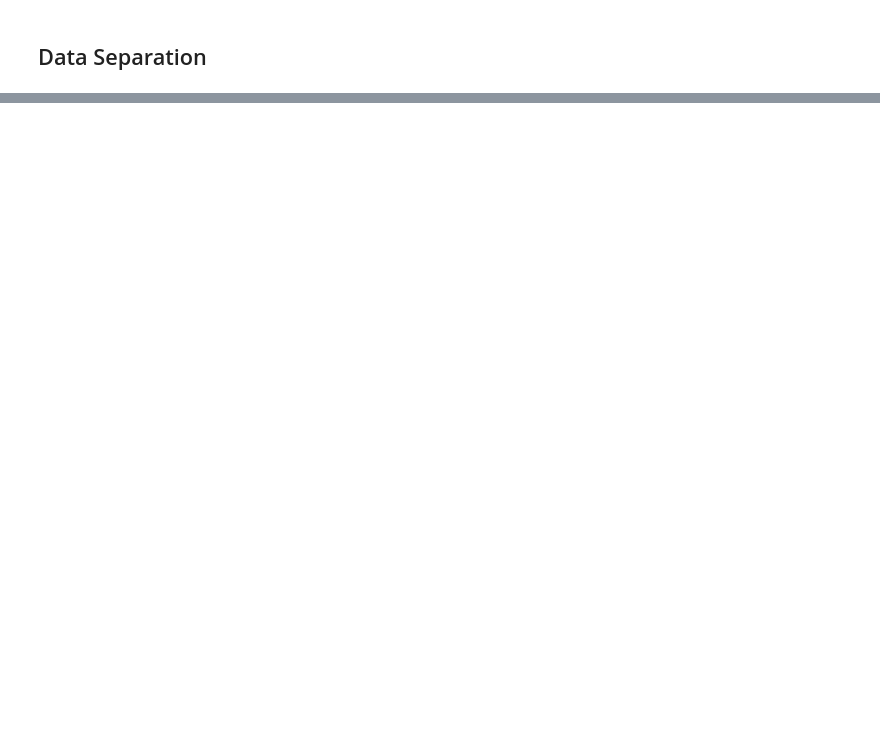
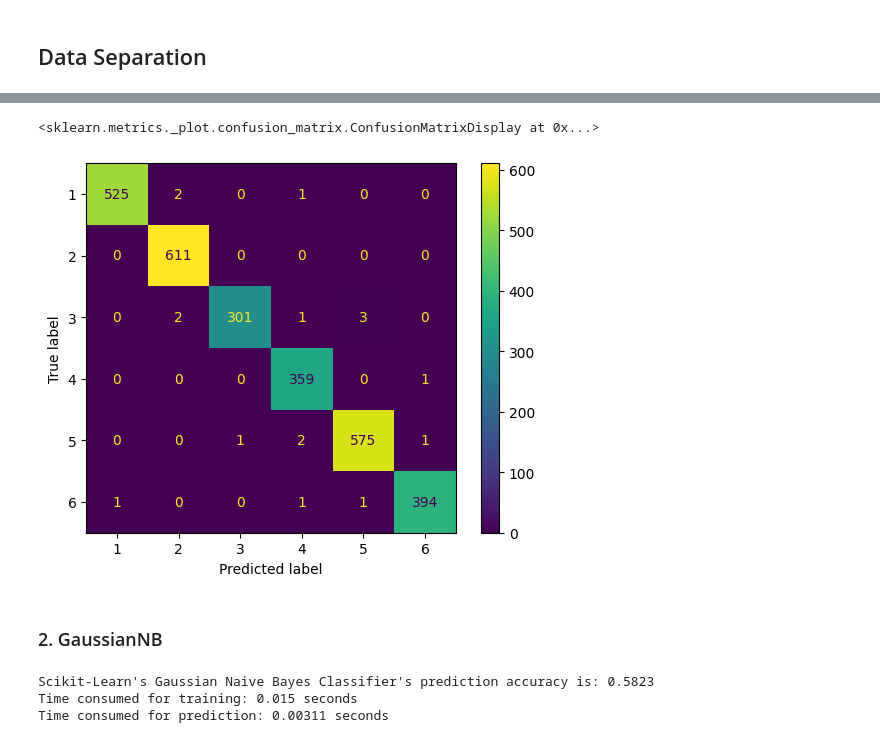
Before and after one commit to InasALKamachy/ML-for-calibration, a Jupyter notebook: notebooks/modelagem.ipynb, the cells around one changed output, grey strips where cells are left out. Drawn from its saved outputs; the diff is of its cells as text; code cells hidden in the pictures; blank space fills up the shorter version.

```diff
--- a/notebooks/modelagem.ipynb
+++ b/notebooks/modelagem.ipynb
@@ -494,0 +166,7 @@ weighted avg      0.995     0.995     0.995      3478
+# %%
+from sklearn.preprocessing import MinMaxScaler
+
+# Scale the features between -1 and 1
+scaler = MinMaxScaler(feature_range=(-1, 1))
+X_train_scaled = scaler.fit_transform(X_train)
+X_test_scaled = scaler.transform(X_test)
@@ -494,0 +251,33 @@ weighted avg      0.995     0.995     0.995      3478
+# %%
+
+
+from sklearn.metrics import ConfusionMatrixDisplay
+ConfusionMatrixDisplay.from_estimator(best_knn,X_test_scaled,y_test)
+# %% [output]
+<sklearn.metrics._plot.confusion_matrix.ConfusionMatrixDisplay at 0x...>
+[figure, added]
+# %% [markdown]
+### 2. GaussianNB
+# %%
+from sklearn.naive_bayes import GaussianNB
+gnb = GaussianNB()
+training_start = time.perf_counter()
+gnb.fit(X_train_scaled, y_train)
+training_end = time.perf_counter()
+
+prediction_start = time.perf_counter()
+preds_gau = gnb.predict(X_test_scaled)
+prediction_end = time.perf_counter()
+
+# Calculate accuracy
+acc_gnb = (preds_gau == y_test).sum().astype(float) / len(y_test)  # Compare with y_test, not preds
+gnb_train_time = training_end - training_start
+gnb_prediction_time = prediction_end - prediction_start
+
+print("Scikit-Learn's Gaussian Naive Bayes Classifier's prediction accuracy is: %3.4f" % (acc_gnb))
+print("Time consumed for training: %4.3f seconds" % (gnb_train_time))
+print("Time consumed for prediction: %6.5f seconds" % (gnb_prediction_time))
+# %% [output]
+Scikit-Learn's Gaussian Naive Bayes Classifier's prediction accuracy is: 0.5823
+Time consumed for training: 0.015 seconds
+Time consumed for prediction: 0.00311 seconds
```
Also changed, not shown: parts of 78 cells of this notebook, 2 other files.
